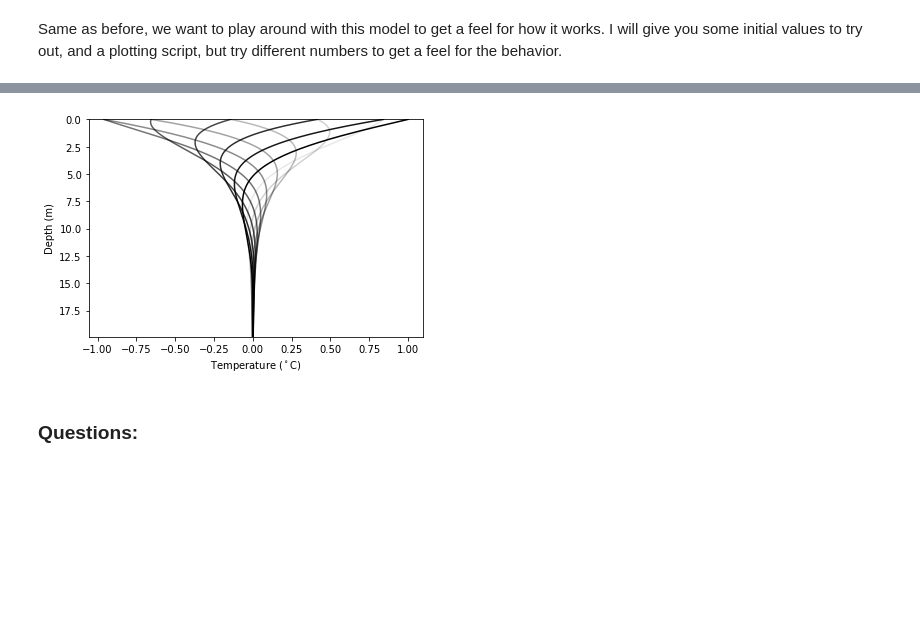
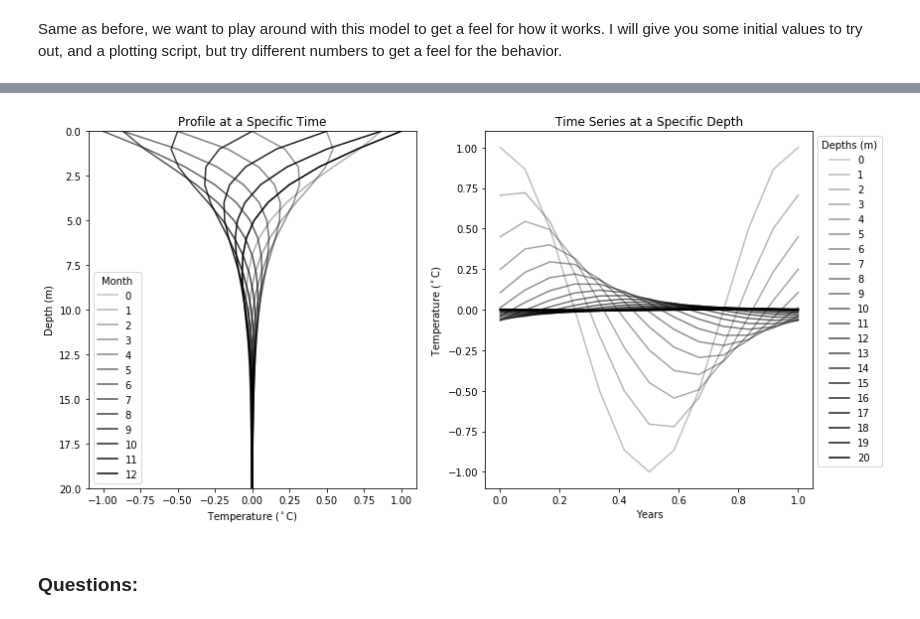
Before and after one commit to benhills/HeatTransfer_Teaching, a Jupyter notebook: HeatTransfer_ESS431.ipynb, the cells around one changed output, grey strips where cells are left out. Saved outputs shown, nothing was run; the diff lists cells and outputs as text; code cells hidden in the pictures; blank space fills up the shorter version.

```diff
--- a/HeatTransfer_ESS431.ipynb
+++ b/HeatTransfer_ESS431.ipynb
@@ -87,16 +113,35 @@ plt.xlabel('Years');
-# %%
-# Run and plot for all the times
-for t in ts:
-    # Run the function
-    T = harmonicSurface(T0,Ta,t,zs,omega)
-    # Plot
-    plt.plot(T,zs,'k',alpha=(t/max(ts)))
-
-plt.ylim(max(zs),min(zs))
-plt.ylabel('Depth (m)');
-plt.xlabel('Temperature ($^\circ$C)');
-# %% [output]
-[figure, removed]
+# %%
+### Don't Change ###
+
+plt.figure(figsize=(12,6))
+ax1 = plt.subplot(121)
+# Run and plot for all the times
+for t in ts:
+    # Run the function
+    T = harmonicSurface(T0,Ta,t,zs,omega)
+    # Plot
+    plt.plot(T,zs,'k',alpha=0.25+0.75*(t/max(ts)),label='%.0f'%(t*12))
+
+plt.legend(title='Month')
+plt.ylabel('Depth (m)');
+plt.xlabel('Temperature ($^\circ$C)');
+plt.ylim(max(zs),min(zs));
+plt.title('Profile at a Specific Time')
+
+ax2 = plt.subplot(122)
+# Plot the time series for all depths
+for z in zs:
+    T = harmonicSurface(T0,Ta,ts,z,omega)
+    # Plot
+    plt.plot(ts,T,'k',alpha=0.25+0.75*float(z)/max(zs),label='%.0f'%z)
+
+plt.legend(title='Depths (m)',bbox_to_anchor=(1, 1))
+plt.ylabel('Temperature ($^\circ$C)');
+plt.xlabel('Years');
+plt.title('Time Series at a Specific Depth');
+plt.tight_layout()
+# %% [output]
+[figure, added]
 # %% [markdown]
 ### Questions:
 # %% [markdown]
```
Also changed, not shown: parts of 13 cells of this notebook.
